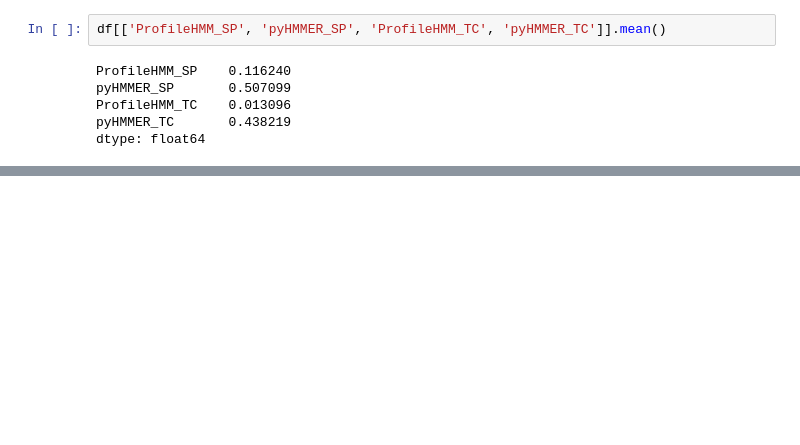
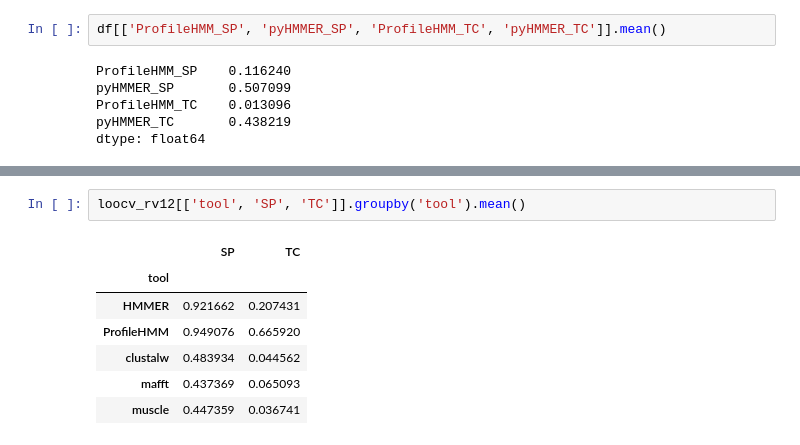
Before and after one commit to davelil4/MSA-Comparisons, a Jupyter notebook: Final_Proj_Clean.ipynb, the cells around one changed output, grey strips where cells are left out. Saved outputs shown, nothing was run; the diff lists cells and outputs as text; blank space fills up the shorter version.

```diff
--- a/Final_Proj_Clean.ipynb
+++ b/Final_Proj_Clean.ipynb
@@ -1442,0 +1971,10 @@ compare_files('bb3_release/RV11/BB11002.tfa', 'bb3_release/RV11/BB11003.fasta')
+# %%
+loocv_rv12[['tool', 'SP', 'TC']].groupby('tool').mean()
+# %% [output]
+|  | SP | TC |
+| tool |  |  |
+| HMMER | 0.921662 | 0.207431 |
+| ProfileHMM | 0.949076 | 0.665920 |
+| clustalw | 0.483934 | 0.044562 |
+| mafft | 0.437369 | 0.065093 |
+| muscle | 0.447359 | 0.036741 |
```
Also changed, not shown: parts of 28 cells of this notebook, 20 other files.
